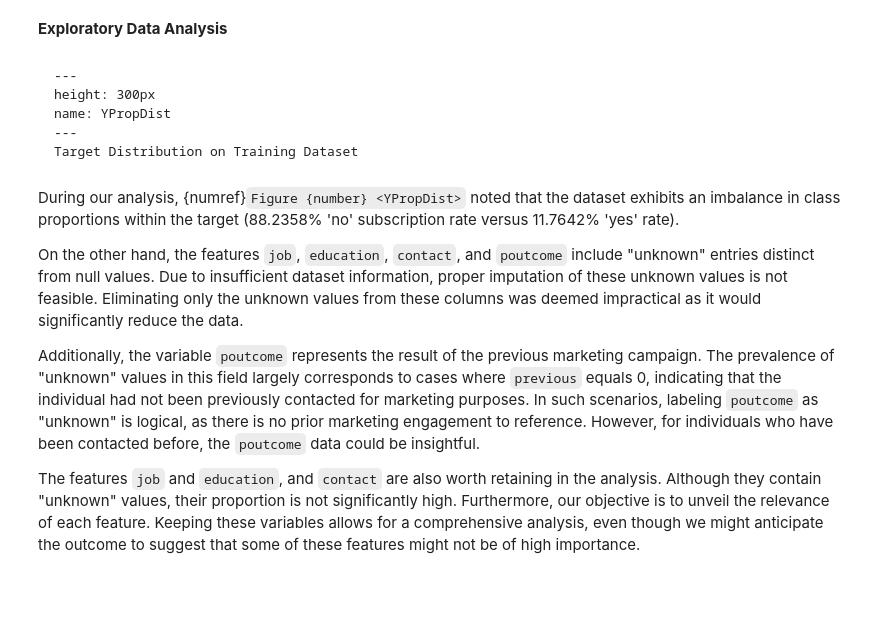
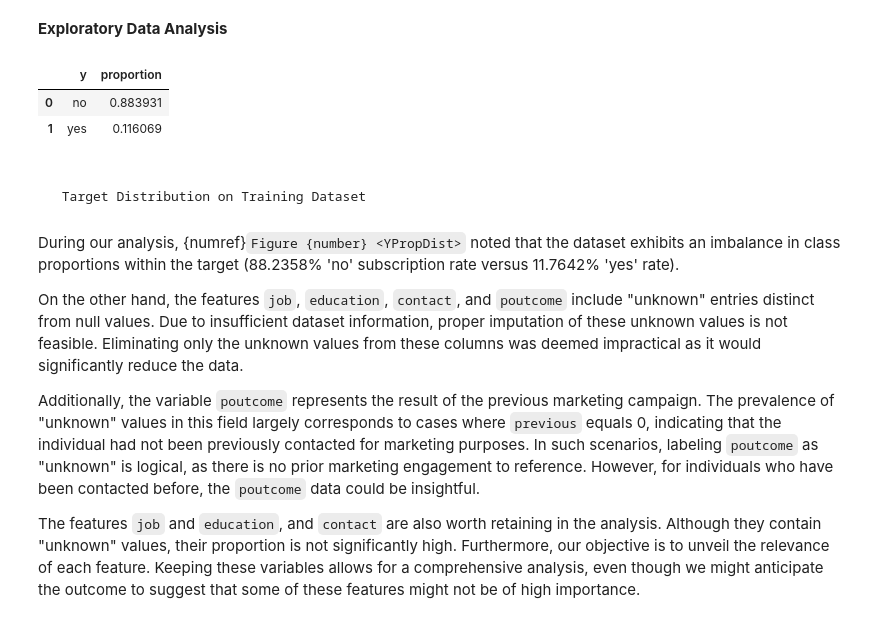
Before and after one commit to UBC-MDS/dsci522_group21, a Jupyter notebook: report/_build/jupyter_execute/term_deposit_report.ipynb, the cells around one changed output. Cells and saved outputs as stored; diff of their text form; code cells hidden in the pictures; blank space fills up the shorter version.

Commit message:
Image adjustments with right name and change of format for y distribution

````diff
--- a/report/_build/jupyter_execute/term_deposit_report.ipynb
+++ b/report/_build/jupyter_execute/term_deposit_report.ipynb
@@ -90,13 +90,17 @@ glue("train_df", train_df)
 ```
 # %% [markdown]
 **Exploratory Data Analysis**
+# %%
+y_train_distribution = pd.read_csv("../data/processed/y_train_distribution.csv")
+glue("y_train_distribution", y_train_distribution)
+# %% [output]
+|  | y | proportion |
+| 0 | no | 0.883931 |
+| 1 | yes | 0.116069 |
 # %% [markdown]
-```{figure} ../img/y_train_dist.png
----
-height: 300px
-name: YPropDist
----
-Target Distribution on Training Dataset
+```{glue:figure} y_train_distribution
+
+ Target Distribution on Training Dataset
 ```
 # %% [markdown]
 During our analysis, {numref}`Figure {number} <YPropDist>` noted that the dataset exhibits an imbalance in class proportions within the target (88.2358% 'no' subscription rate versus 11.7642% 'yes' rate).
````
Also changed, not shown: parts of 4 cells of this notebook, 36 other files.
